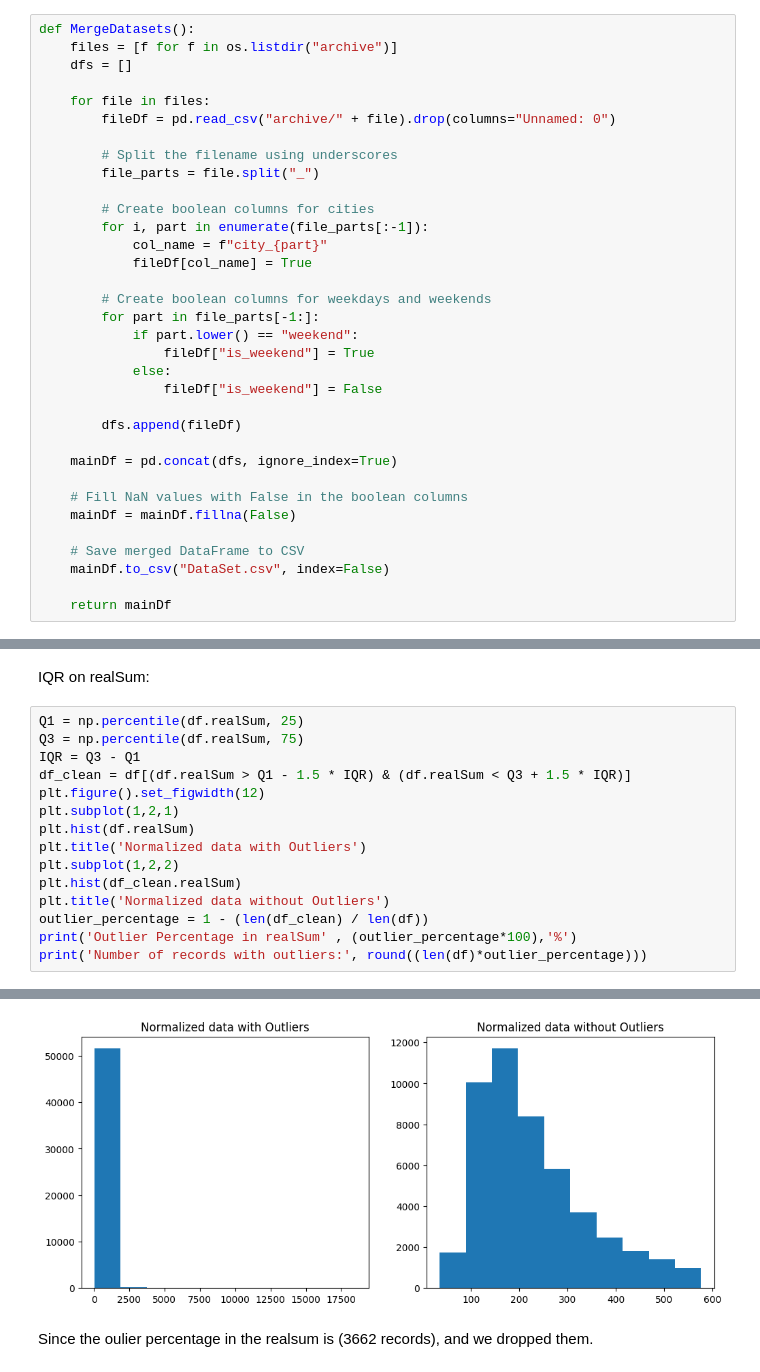
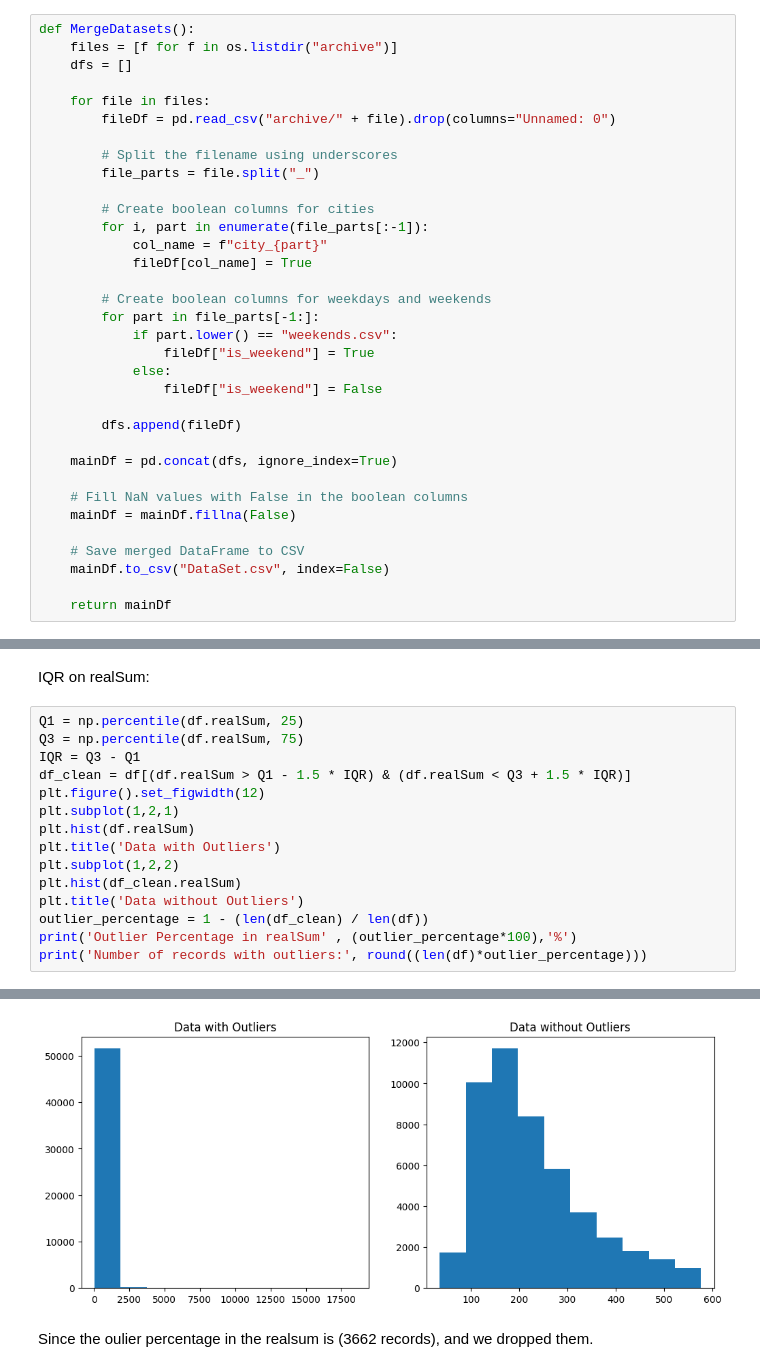
Before and after one commit to AlySemsem/ML_Project, a Jupyter notebook: ML_Project.ipynb, the cells around one changed output, grey strips where cells are left out. Cells and saved outputs as stored; diff of their text form.

```diff
--- a/ML_Project.ipynb
+++ b/ML_Project.ipynb
@@ -43,7 +43,7 @@ def MergeDatasets():
 
         # Create boolean columns for weekdays and weekends
         for part in file_parts[-1:]:
-            if part.lower() == "weekend":
+            if part.lower() == "weekends.csv":
                 fileDf["is_weekend"] = True
             else:
                 fileDf["is_weekend"] = False
@@ -146,22 +146,22 @@ IQR on realSum:
 # %%
 Q1 = np.percentile(df.realSum, 25)
 Q3 = np.percentile(df.realSum, 75)
 IQR = Q3 - Q1
 df_clean = df[(df.realSum > Q1 - 1.5 * IQR) & (df.realSum < Q3 + 1.5 * IQR)]
 plt.figure().set_figwidth(12)
 plt.subplot(1,2,1)
 plt.hist(df.realSum)
-plt.title('Normalized data with Outliers')
+plt.title('Data with Outliers')
 plt.subplot(1,2,2)
 plt.hist(df_clean.realSum)
-plt.title('Normalized data without Outliers')
+plt.title('Data without Outliers')
 outlier_percentage = 1 - (len(df_clean) / len(df))
 print('Outlier Percentage in realSum' , (outlier_percentage*100),'%')
 print('Number of records with outliers:', round((len(df)*outlier_percentage)))
 # %% [output]
 Outlier Percentage in realSum 7.082213239986846 %
 Number of records with outliers: 3662
-[figure, old version]
+[figure, new version]
 # %% [markdown]
 Since the oulier percentage in the realsum is (3662 records), and we
 dropped them.
```
Also changed, not shown: parts of 8 cells of this notebook, 1 other file.
